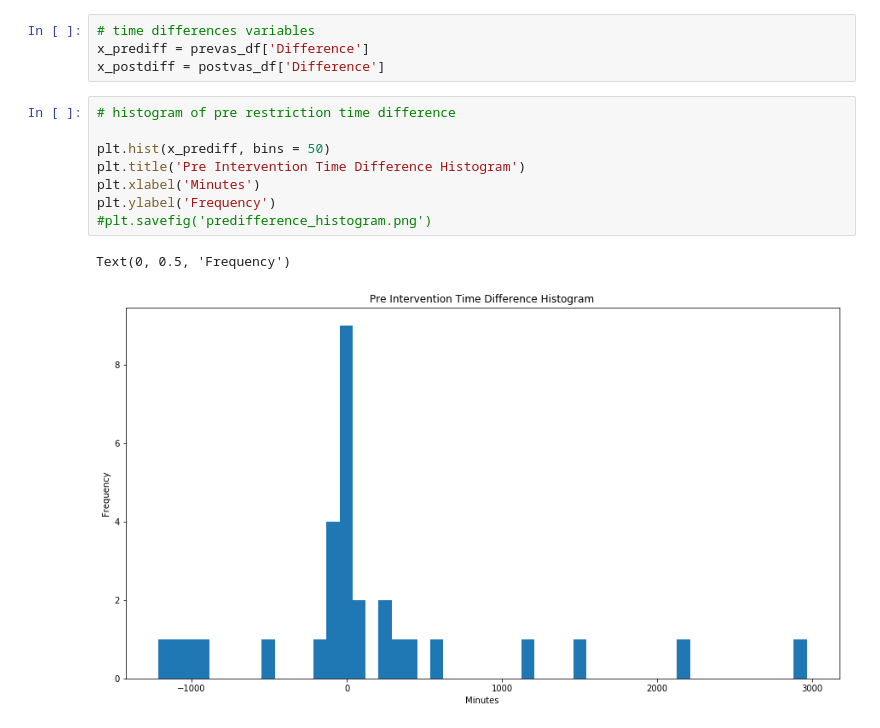
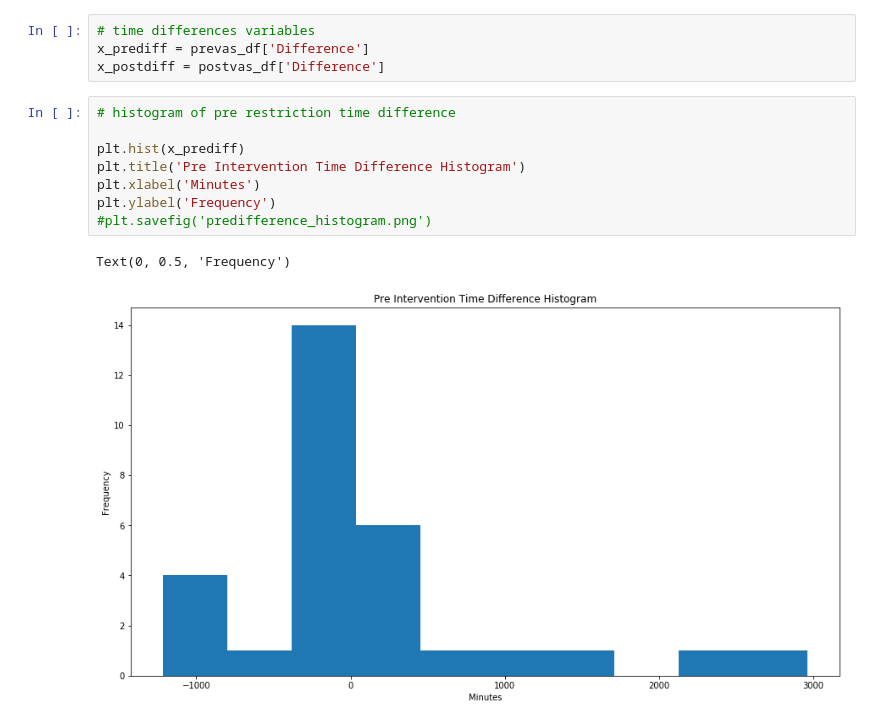
Before and after one commit to SpecCRA/vasopressIN, a Jupyter notebook: analysis_notebook.ipynb, the cells around one changed output. Cells and saved outputs as stored; diff of their text form.

```diff
--- a/analysis_notebook.ipynb
+++ b/analysis_notebook.ipynb
@@ -507,14 +507,14 @@ x_postdiff = postvas_df['Difference']
 # %%
 # histogram of pre restriction time difference
 
-plt.hist(x_prediff, bins = 50)
+plt.hist(x_prediff)
 plt.title('Pre Intervention Time Difference Histogram')
 plt.xlabel('Minutes')
 plt.ylabel('Frequency')
 #plt.savefig('predifference_histogram.png')
 # %% [output]
 Text(0, 0.5, 'Frequency')
-[figure, old version]
+[figure, new version]
 # %%
 # histogram of post restriction time difference
 
```
Also changed, not shown: parts of 4 cells of this notebook.
